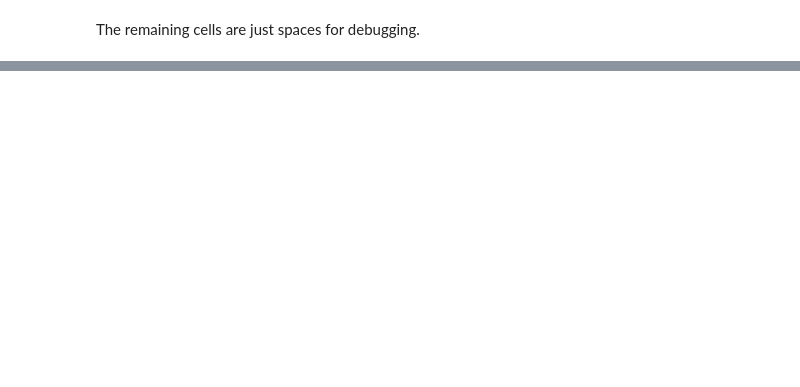
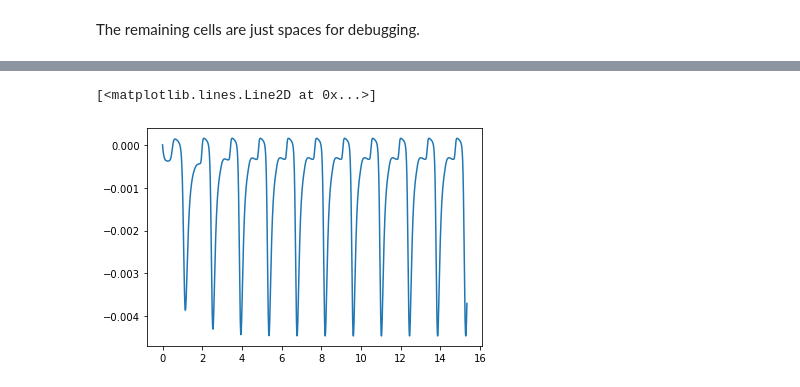
Before and after one commit to ldeo-glaciology/nye_eqns_bvp, a Jupyter notebook: nf_bvp_python/nf_bvp.ipynb, the cells around one changed output, grey strips where cells are left out. Cells and saved outputs as stored; diff of their text form; code cells hidden in the pictures; blank space fills up the shorter version.

```diff
--- a/nf_bvp_python/nf_bvp.ipynb
+++ b/nf_bvp_python/nf_bvp.ipynb
@@ -188,0 +216,9 @@ The remaining cells are just spaces for debugging.
+# %%
+dS = [np.gradient(S[j,:])[0] for j in range(0,time_space)]
+# %%
+plt.plot(time_years,dS)
+#plt.xlim([0,5])
+#plt.ylim([-0.02,0.01])
+# %% [output]
+[<matplotlib.lines.Line2D at 0x...>]
+[figure, added]
```
Also changed, not shown: parts of 9 cells of this notebook, 1 other file.
